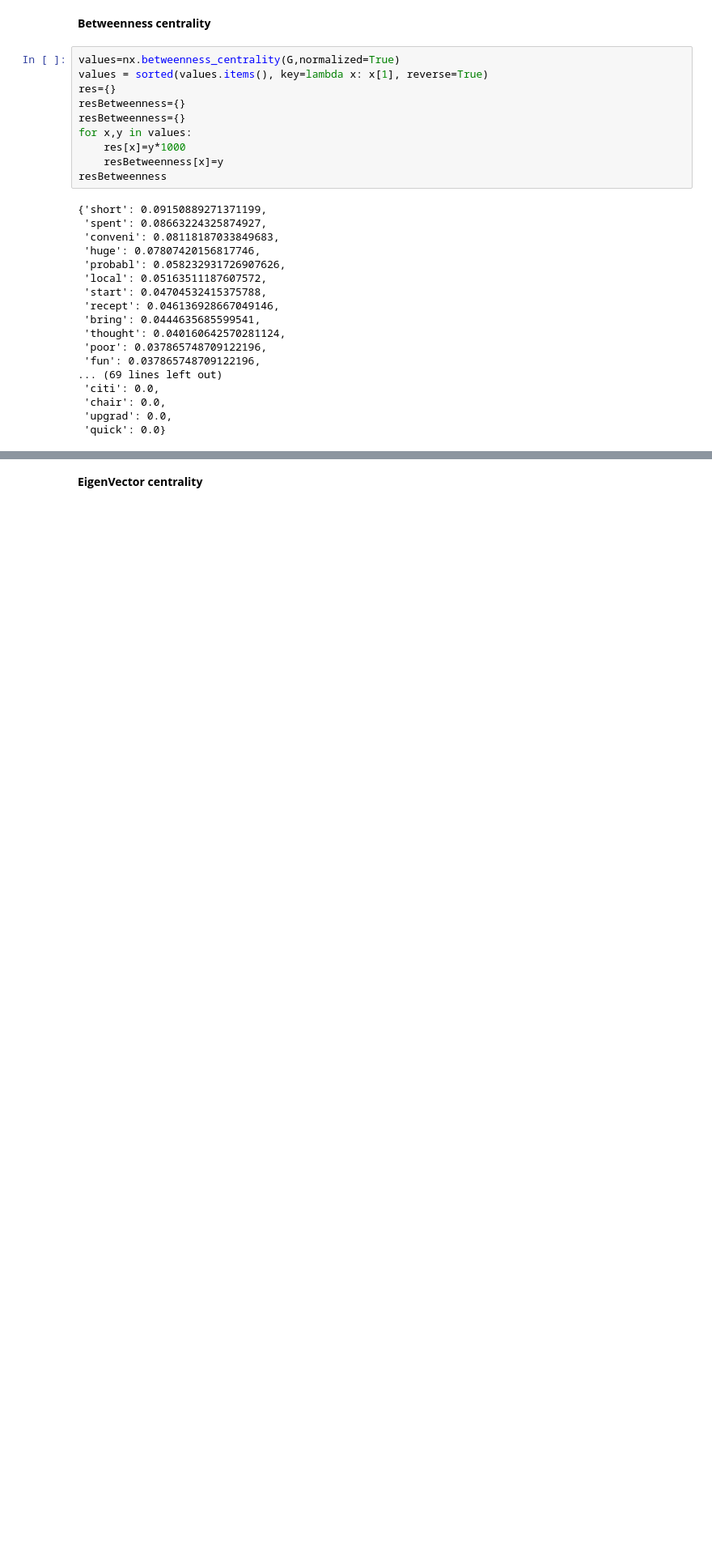
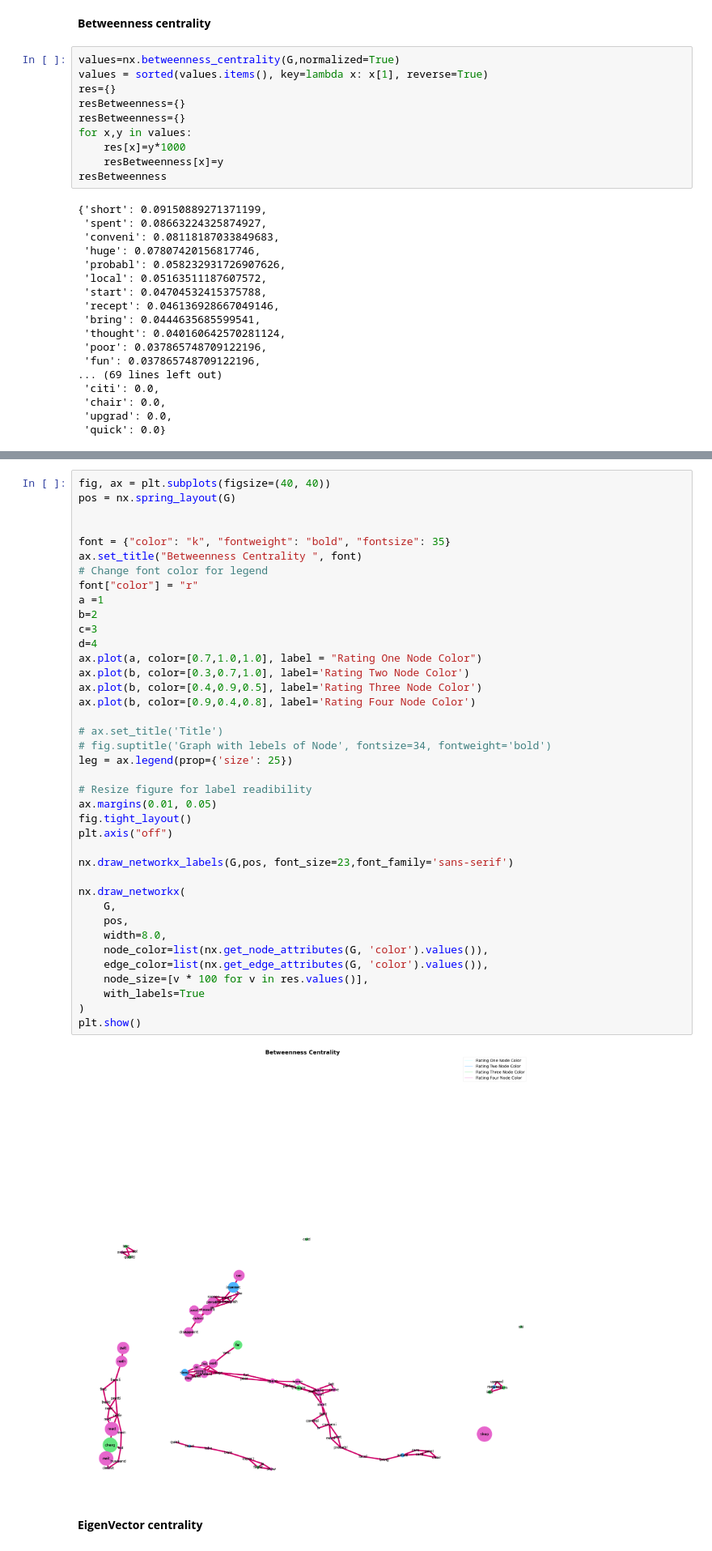
Before and after one commit to valfaro-v2/MagolegoTeamProject, a Jupyter notebook: SignificantDataRating.ipynb, the cells around one changed output, grey strips where cells are left out. Shown at 81% size. Cells and saved outputs as stored; diff of their text form; blank space fills up the shorter version.

```diff
--- a/SignificantDataRating.ipynb
+++ b/SignificantDataRating.ipynb
@@ -708,3 +653,44 @@ plt.show()
+# %%
+fig, ax = plt.subplots(figsize=(40, 40))
+pos = nx.spring_layout(G)
+
+
+font = {"color": "k", "fontweight": "bold", "fontsize": 35}
+ax.set_title("Betweenness Centrality ", font)
+# Change font color for legend
+font["color"] = "r"
+a =1
+b=2
+c=3
+d=4
+ax.plot(a, color=[0.7,1.0,1.0], label = "Rating One Node Color")
+ax.plot(b, color=[0.3,0.7,1.0], label='Rating Two Node Color')
+ax.plot(b, color=[0.4,0.9,0.5], label='Rating Three Node Color')
+ax.plot(b, color=[0.9,0.4,0.8], label='Rating Four Node Color')
+
+# ax.set_title('Title')
+# fig.suptitle('Graph with lebels of Node', fontsize=34, fontweight='bold')
+leg = ax.legend(prop={'size': 25})
+
+# Resize figure for label readibility
+ax.margins(0.01, 0.05)
+fig.tight_layout()
+plt.axis("off")
+
+nx.draw_networkx_labels(G,pos, font_size=23,font_family='sans-serif')
+
+nx.draw_networkx(
+    G,
+    pos,
+    width=8.0,
+    node_color=list(nx.get_node_attributes(G, 'color').values()),
+    edge_color=list(nx.get_edge_attributes(G, 'color').values()),
+    node_size=[v * 100 for v in res.values()],
+    with_labels=True
+)
+plt.show()
+# %% [output]
+[figure, added]
 # %% [markdown]
 **EigenVector centrality**
 # %%
```
Also changed, not shown: parts of 14 cells of this notebook.
